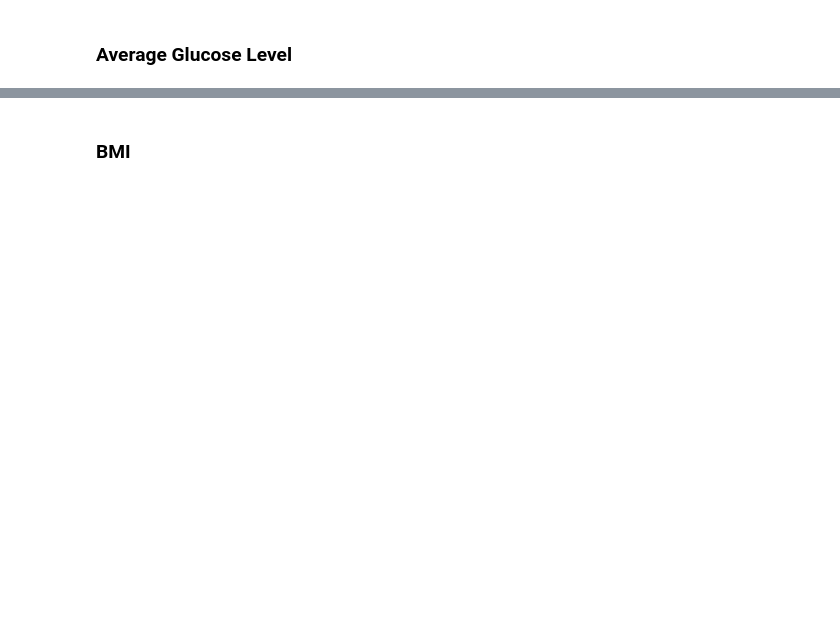
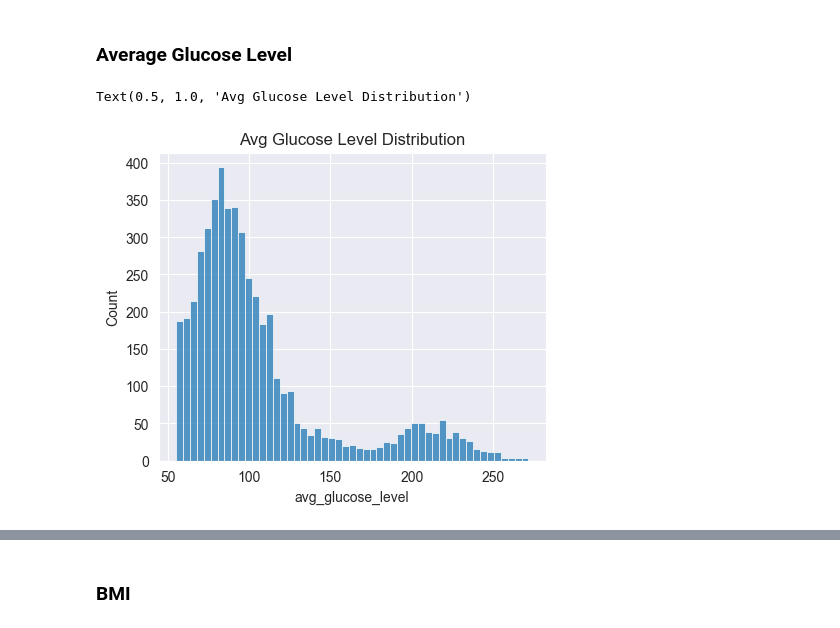
Before and after one commit to leena-kang/brain_stroke_EDA, a Jupyter notebook: Stroke EDA.ipynb, the cells around one changed output, grey strips where cells are left out. Cells and saved outputs as stored; diff of their text form; code cells hidden in the pictures; blank space fills up the shorter version.

```diff
--- a/Stroke EDA.ipynb
+++ b/Stroke EDA.ipynb
@@ -364,2 +404,9 @@ Though this is noticeable proportion difference between patients who had a heart
 # %% [markdown]
 ### Average Glucose Level
+# %%
+plt.figure(figsize=(5,4))
+sns.histplot(df['avg_glucose_level'])
+plt.title('Avg Glucose Level Distribution')
+# %% [output]
+Text(0.5, 1.0, 'Avg Glucose Level Distribution')
+[figure, added]
```
Also changed, not shown: parts of 25 cells of this notebook.
